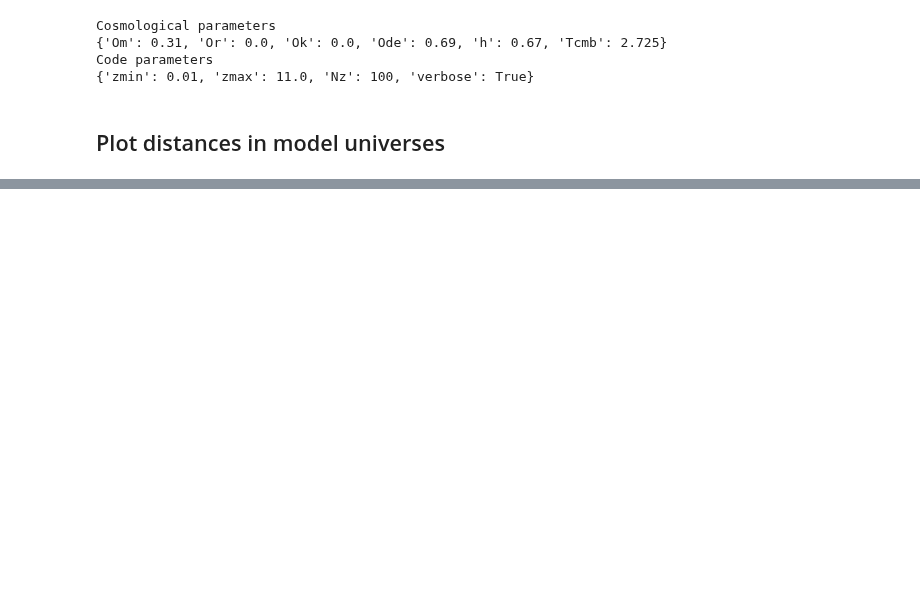
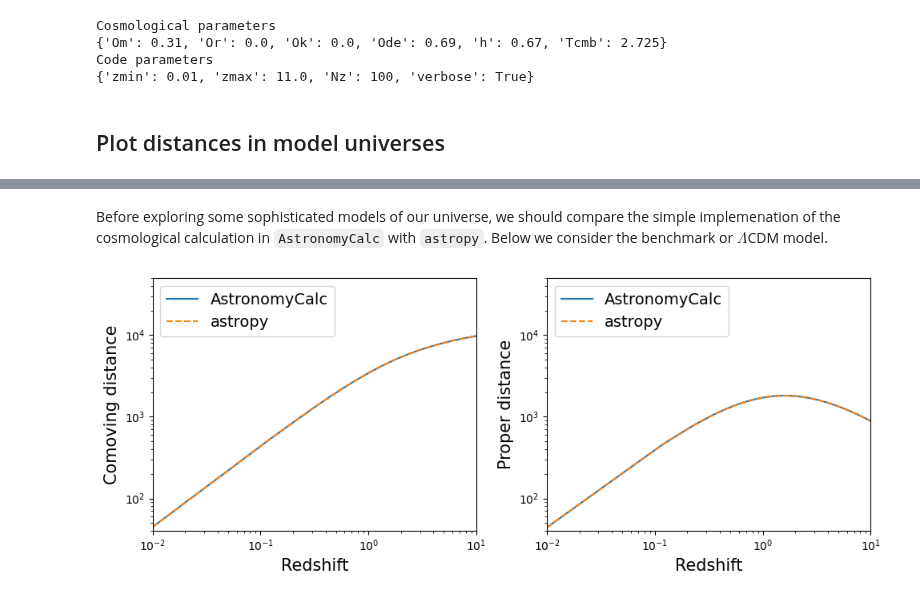
Before and after one commit to sambit-giri/AstronomyCalc, a Jupyter notebook: notebooks/model_universes.ipynb, the cells around one changed output, grey strips where cells are left out. Drawn from its saved outputs; the diff is of its cells as text; code cells hidden in the pictures; blank space fills up the shorter version.

Commit message:
extended to refer to astropy.cosmology for advanced calculations, closes #1

```diff
--- a/notebooks/model_universes.ipynb
+++ b/notebooks/model_universes.ipynb
@@ -96,0 +109,26 @@ plt.show()
+# %% [markdown]
+Before exploring some sophisticated models of our universe, we should compare the simple implemenation of the cosmological calculation in `AstronomyCalc` with `astropy`. Below we consider the benchmark or $\Lambda$CDM model.
+# %%
+cosmo_flatlcdm = cosmology.FlatLambdaCDM(100*cosmo_dict['h'], cosmo_dict['Om'])
+# %%
+zs = np.linspace(param.code.zmin,param.code.zmax,param.code.Nz)
+
+fig, axs = plt.subplots(1,2,figsize=(10,4))
+axs[0].loglog(zs, D.comoving_dist(zs), ls='-', label='AstronomyCalc')
+axs[0].loglog(zs, cosmo_flatlcdm.comoving_distance(zs), ls='--', label='astropy')
+axs[0].legend(loc=2, fontsize=14)
+axs[0].set_xlabel('Redshift', fontsize=15)
+axs[0].set_ylabel('Comoving distance', fontsize=15)
+axs[0].axis([0.01,10,40,5e4])
+
+axs[1].loglog(zs, D.proper_dist(zs), ls='-', label='AstronomyCalc')
+axs[1].loglog(zs, cosmo_flatlcdm.comoving_distance(zs)/(1+zs), ls='--', label='astropy')
+axs[1].legend(loc=2, fontsize=14)
+axs[1].set_xlabel('Redshift', fontsize=15)
+axs[1].set_ylabel('Proper distance', fontsize=15)
+axs[1].axis([0.01,10,40,5e4])
+
+plt.tight_layout()
+plt.show()
+# %% [output]
+[figure, added]
```
Also changed, not shown: parts of 10 cells of this notebook, 1 other file.
